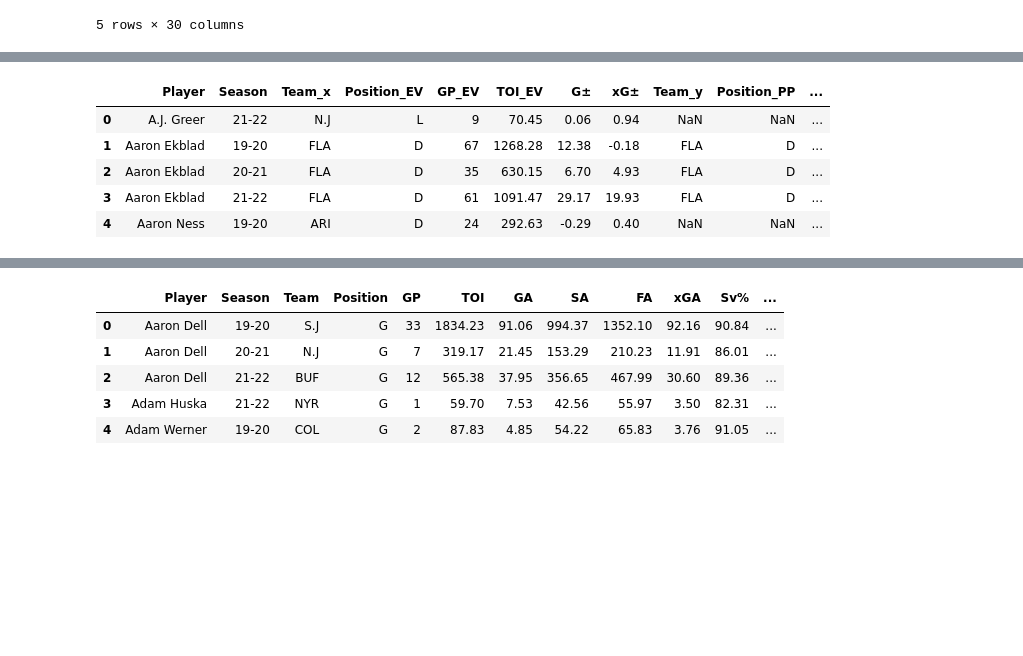
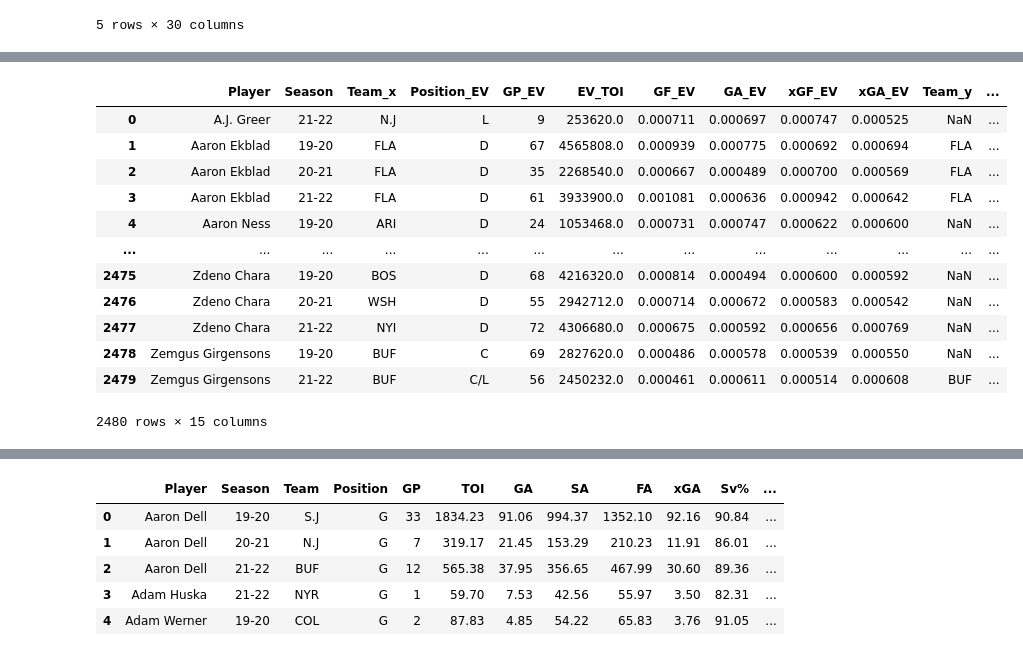
Before and after one commit to danmartin25/Hockey_Model, a Jupyter notebook: Hockey Model Mark I.ipynb, the cells around one changed output, grey strips where cells are left out. Drawn from its saved outputs; the diff is of its cells as text; code cells hidden in the pictures; blank space fills up the shorter version.

Commit message:
Corrected tables to for player impact.

```diff
--- a/Hockey Model Mark I.ipynb
+++ b/Hockey Model Mark I.ipynb
@@ -68,0 +138,4 @@ skater_EV_totals
+# %%
+#Reduce PP On-Ice Totals Data
+skater_PP_rates = skater_PP_rates_raw.loc[:,['Player','Season','Team','Position','GP','TOI','G±/60']]
+skater_PP_rates
@@ -68,0 +156,5 @@ skater_EV_totals
+# %%
+#Convert G±/60 to G/s and TOI to PP_TOI(s)
+skater_PP_rates['G±_PP'] = skater_PP_rates['G±/60']/3600
+skater_PP_rates['PP_TOI'] = skater_PP_rates['TOI']*3600
+skater_PP_rates
@@ -69,5 +175,5 @@ skater_EV_totals
 # %%
-#Drop TOI column
-skater_EV_totals = skater_EV_totals.drop(columns = ['TOI'])
-skater_EV_totals
+#Drop columns
+skater_PP_rates = skater_PP_rates.drop(columns = ['TOI','G±/60'])
+skater_PP_rates
 # %% [output]
@@ -87,5 +193,5 @@ skater_EV_totals
 # %%
 #Rename columns
-skater_EV_totals = skater_EV_totals.rename(columns = {'Position':'Position_EV','GP':'GP_EV','G+/-':'G_EV','xG+/-':'xG_EV'})
-skater_EV_totals
+skater_PP_rates = skater_PP_rates.rename(columns = {'Position':'Position_PP','GP':'GP_PP'})
+skater_PP_rates
 # %% [output]
@@ -332,14 +347,21 @@ skater_box_totals = skater_box_totals.sort_index()
 #skater_box_totals.head(10)
 # %%
 #Combine skater EV and PP stats
-combined_player_df = pd.merge(skater_EV_totals, skater_PP_totals, how="outer", on=['Player','Season'])
-combined_player_df.head()
+skater_EV_PP = pd.merge(skater_EV_rates, skater_PP_rates, how="outer", on=['Player','Season'])
+skater_EV_PP
 # %% [output]
-|  | Player | Season | Team_x | Position_EV | GP_EV | TOI_EV | G± | xG± | Team_y | Position_PP | ... |
-| 0 | A.J. Greer | 21-22 | N.J | L | 9 | 70.45 | 0.06 | 0.94 | NaN | NaN | ... |
-| 1 | Aaron Ekblad | 19-20 | FLA | D | 67 | 1268.28 | 12.38 | -0.18 | FLA | D | ... |
-| 2 | Aaron Ekblad | 20-21 | FLA | D | 35 | 630.15 | 6.70 | 4.93 | FLA | D | ... |
-| 3 | Aaron Ekblad | 21-22 | FLA | D | 61 | 1091.47 | 29.17 | 19.93 | FLA | D | ... |
-| 4 | Aaron Ness | 19-20 | ARI | D | 24 | 292.63 | -0.29 | 0.40 | NaN | NaN | ... |
+|  | Player | Season | Team_x | Position_EV | GP_EV | EV_TOI | GF_EV | GA_EV | xGF_EV | xGA_EV | Team_y | ... |
+| 0 | A.J. Greer | 21-22 | N.J | L | 9 | 253620.0 | 0.000711 | 0.000697 | 0.000747 | 0.000525 | NaN | ... |
+| 1 | Aaron Ekblad | 19-20 | FLA | D | 67 | 4565808.0 | 0.000939 | 0.000775 | 0.000692 | 0.000694 | FLA | ... |
+| 2 | Aaron Ekblad | 20-21 | FLA | D | 35 | 2268540.0 | 0.000667 | 0.000489 | 0.000700 | 0.000569 | FLA | ... |
+| 3 | Aaron Ekblad | 21-22 | FLA | D | 61 | 3933900.0 | 0.001081 | 0.000636 | 0.000942 | 0.000642 | FLA | ... |
+| 4 | Aaron Ness | 19-20 | ARI | D | 24 | 1053468.0 | 0.000731 | 0.000747 | 0.000622 | 0.000600 | NaN | ... |
+| ... | ... | ... | ... | ... | ... | ... | ... | ... | ... | ... | ... | ... |
+| 2475 | Zdeno Chara | 19-20 | BOS | D | 68 | 4216320.0 | 0.000814 | 0.000494 | 0.000600 | 0.000592 | NaN | ... |
+| 2476 | Zdeno Chara | 20-21 | WSH | D | 55 | 2942712.0 | 0.000714 | 0.000672 | 0.000583 | 0.000542 | NaN | ... |
+| 2477 | Zdeno Chara | 21-22 | NYI | D | 72 | 4306680.0 | 0.000675 | 0.000592 | 0.000656 | 0.000769 | NaN | ... |
+| 2478 | Zemgus Girgensons | 19-20 | BUF | C | 69 | 2827620.0 | 0.000486 | 0.000578 | 0.000539 | 0.000550 | NaN | ... |
+| 2479 | Zemgus Girgensons | 21-22 | BUF | C/L | 56 | 2450232.0 | 0.000461 | 0.000611 | 0.000514 | 0.000608 | BUF | ... |
+2480 rows × 15 columns
 # %%
 #Drop duplicate columns
```
Also changed, not shown: parts of 42 cells of this notebook.
